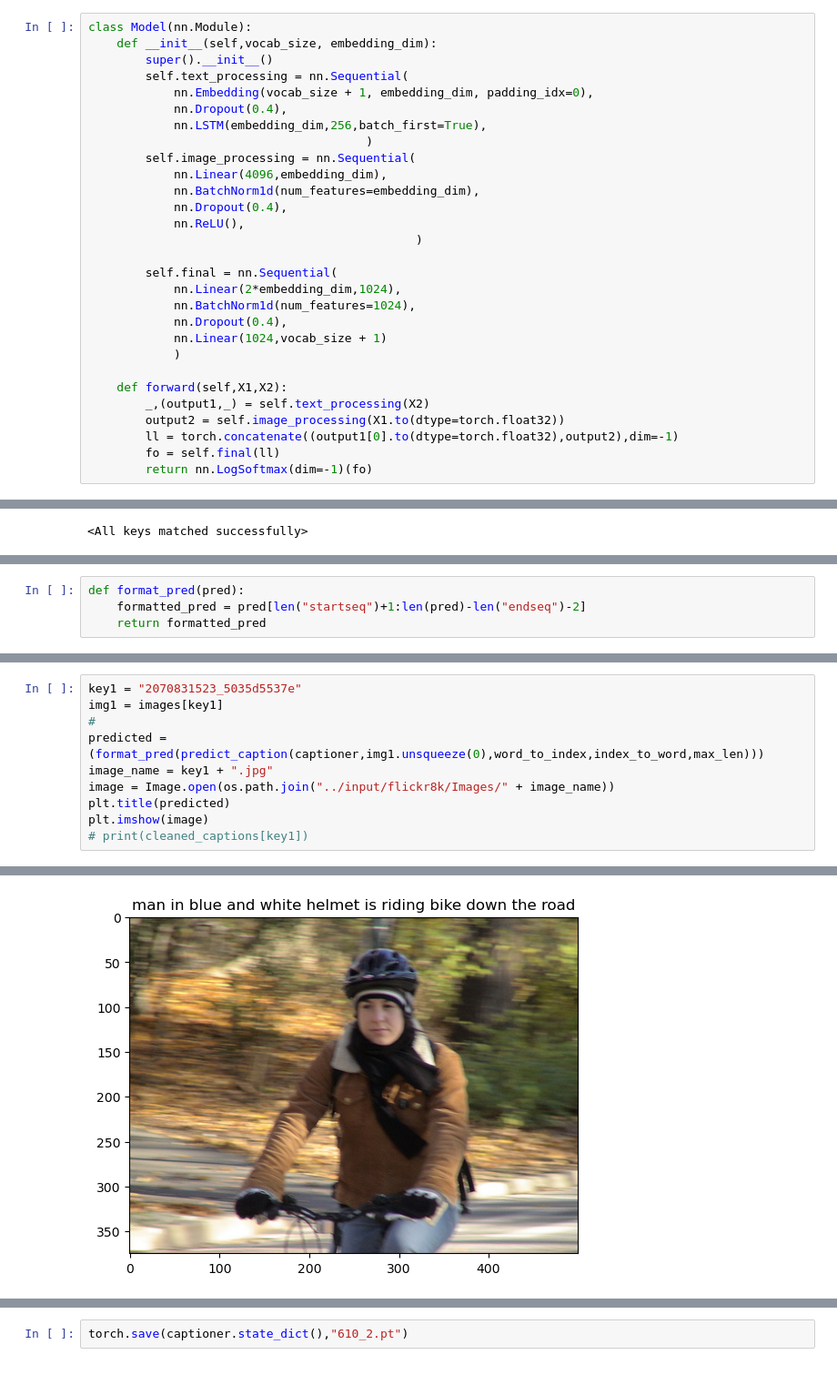
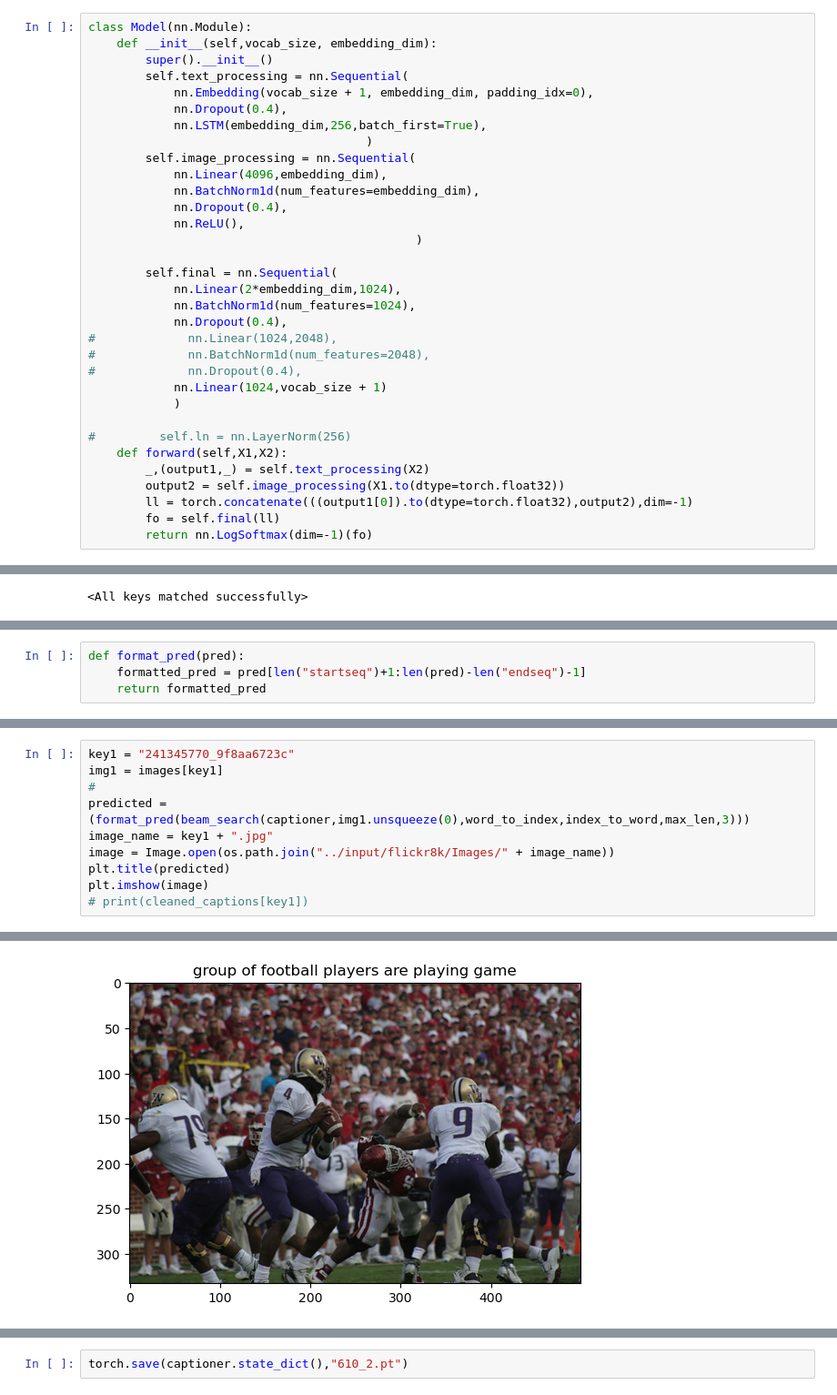
Before and after one commit to Harsha24112002/Image-Captioner, a Jupyter notebook: ImageCaptioner.ipynb, the cells around one changed output, grey strips where cells are left out. Shown at 91% size. Cells and saved outputs as stored; diff of their text form.

Commit message:
Added Beam Search Extension

```diff
--- a/ImageCaptioner.ipynb
+++ b/ImageCaptioner.ipynb
@@ -217,13 +219,17 @@ class Model(nn.Module):
             nn.Linear(2*embedding_dim,1024),
             nn.BatchNorm1d(num_features=1024),
             nn.Dropout(0.4),
+#             nn.Linear(1024,2048),
+#             nn.BatchNorm1d(num_features=2048),
+#             nn.Dropout(0.4),
             nn.Linear(1024,vocab_size + 1)
             )
 
+#         self.ln = nn.LayerNorm(256)
     def forward(self,X1,X2):
         _,(output1,_) = self.text_processing(X2)
         output2 = self.image_processing(X1.to(dtype=torch.float32))
-        ll = torch.concatenate((output1[0].to(dtype=torch.float32),output2),dim=-1)
+        ll = torch.concatenate(((output1[0]).to(dtype=torch.float32),output2),dim=-1)
         fo = self.final(ll)
         return nn.LogSoftmax(dim=-1)(fo)
 # %%
@@ -303,6 +348,6 @@ def predict_caption(model,image,word_to_index,index_to_word,max_len):
 # %%
 def format_pred(pred):
-    formatted_pred = pred[len("startseq")+1:len(pred)-len("endseq")-2]
+    formatted_pred = pred[len("startseq")+1:len(pred)-len("endseq")-1]
     return formatted_pred
 # %%
 key1 = "3131632154_098f86f4cb"
@@ -320,16 +365,16 @@ plt.imshow(image)
 # %%
-key1 = "2070831523_5035d5537e"
+key1 = "241345770_9f8aa6723c"
 img1 = images[key1]
 #
-predicted = (format_pred(predict_caption(captioner,img1.unsqueeze(0),word_to_index,index_to_word,max_len)))
+predicted = (format_pred(beam_search(captioner,img1.unsqueeze(0),word_to_index,index_to_word,max_len,3)))
 image_name = key1 + ".jpg"
 image = Image.open(os.path.join("../input/flickr8k/Images/" + image_name))
 plt.title(predicted)
 plt.imshow(image)
 # print(cleaned_captions[key1])
 # %% [output]
 <matplotlib.image.AxesImage at 0x...>
-[figure, old version]
+[figure, new version]
 # %%
 key1 = "3405113041_4b72c24801"
 img1 = images[key1]
```
Also changed, not shown: parts of 11 cells of this notebook.
